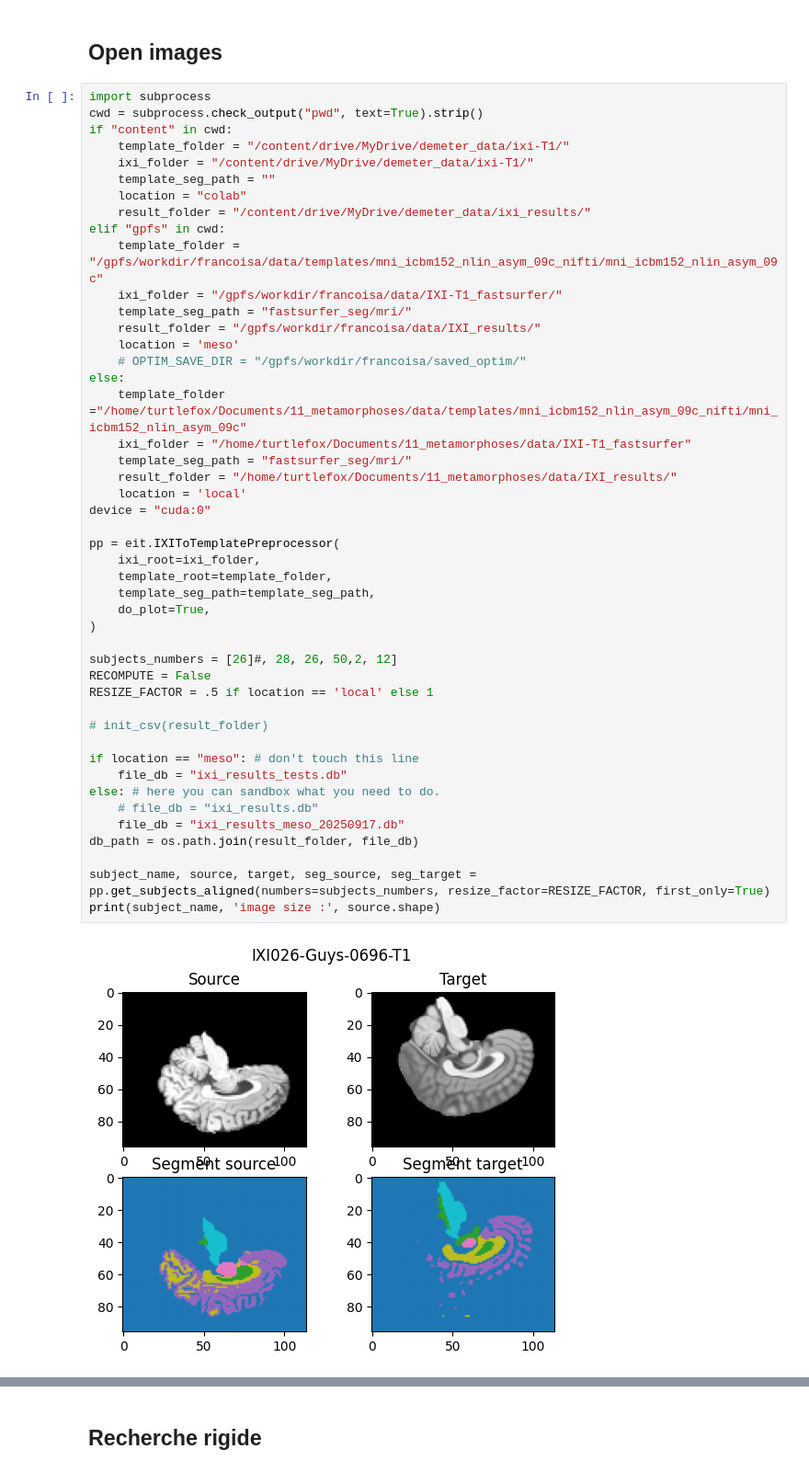
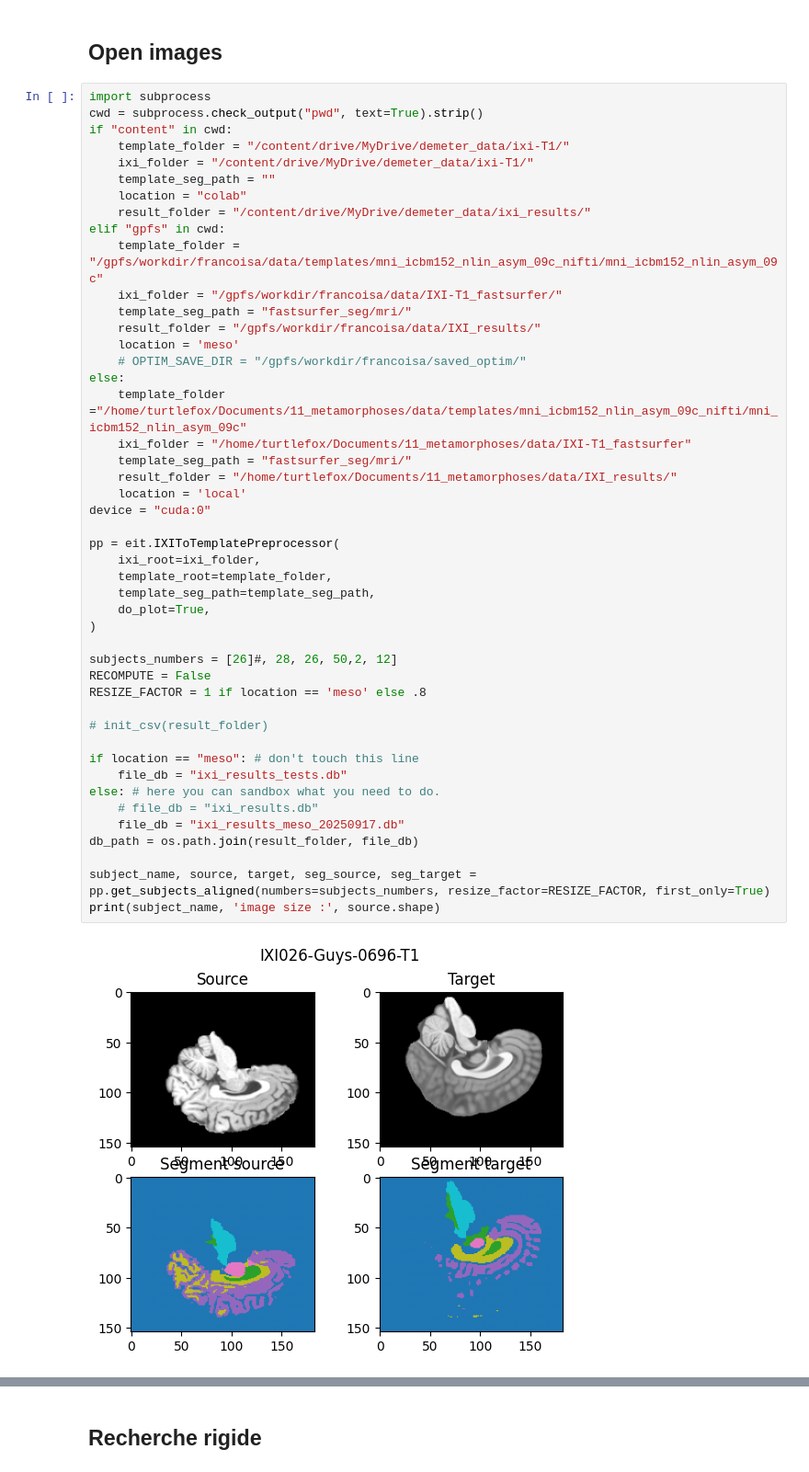
Before and after one commit to antonfrancois/Demeter_metamorphosis, a Jupyter notebook: examples/execute_ixi_template.ipynb, the cells around one changed output, grey strips where cells are left out. Shown at 92% size. Cells and saved outputs as stored; diff of their text form.

```diff
--- a/examples/execute_ixi_template.ipynb
+++ b/examples/execute_ixi_template.ipynb
@@ -156,32 +155,32 @@ elif "gpfs" in cwd:
 else:
     template_folder ="/home/turtlefox/Documents/11_metamorphoses/data/templates/mni_icbm152_nlin_asym_09c_nifti/mni_icbm152_nlin_asym_09c"
     ixi_folder = "/home/turtlefox/Documents/11_metamorphoses/data/IXI-T1_fastsurfer"
     template_seg_path = "fastsurfer_seg/mri/"
     result_folder = "/home/turtlefox/Documents/11_metamorphoses/data/IXI_results/"
     location = 'local'
 device = "cuda:0"
 
 pp = eit.IXIToTemplatePreprocessor(
     ixi_root=ixi_folder,
     template_root=template_folder,
     template_seg_path=template_seg_path,
     do_plot=True,
 )
 
 subjects_numbers = [26]#, 28, 26, 50,2, 12]
 RECOMPUTE = False
-RESIZE_FACTOR = .5 if location == 'local' else 1
+RESIZE_FACTOR = 1 if location == 'meso' else .8
 
 # init_csv(result_folder)
 
 if location == "meso": # don't touch this line
     file_db = "ixi_results_tests.db"
 else: # here you can sandbox what you need to do.
     # file_db = "ixi_results.db"
     file_db = "ixi_results_meso_20250917.db"
 db_path = os.path.join(result_folder, file_db)
 
 subject_name, source, target, seg_source, seg_target = pp.get_subjects_aligned(numbers=subjects_numbers, resize_factor=RESIZE_FACTOR, first_only=True)
 print(subject_name, 'image size :', source.shape)
 # %% [output]
-[figure, old version]
+[figure, new version]
```
Also changed, not shown: parts of 13 cells of this notebook.
